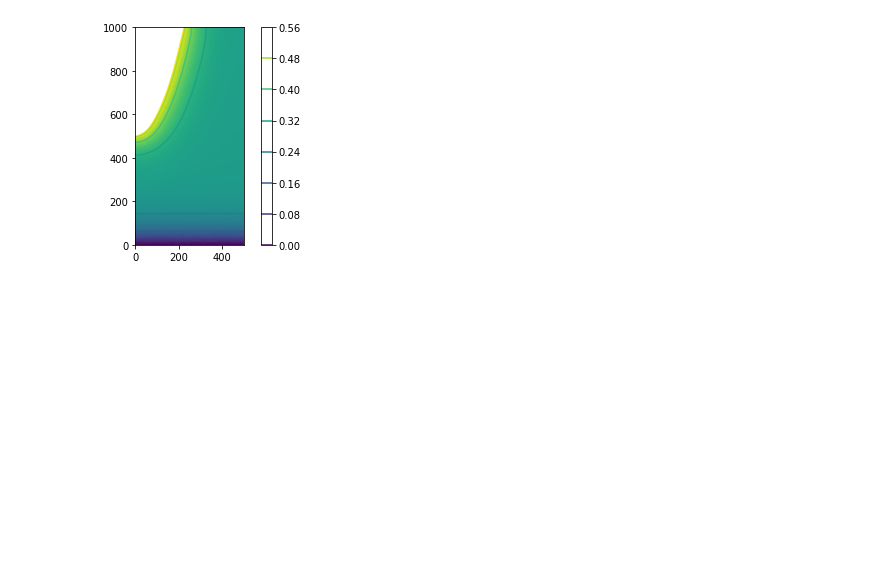
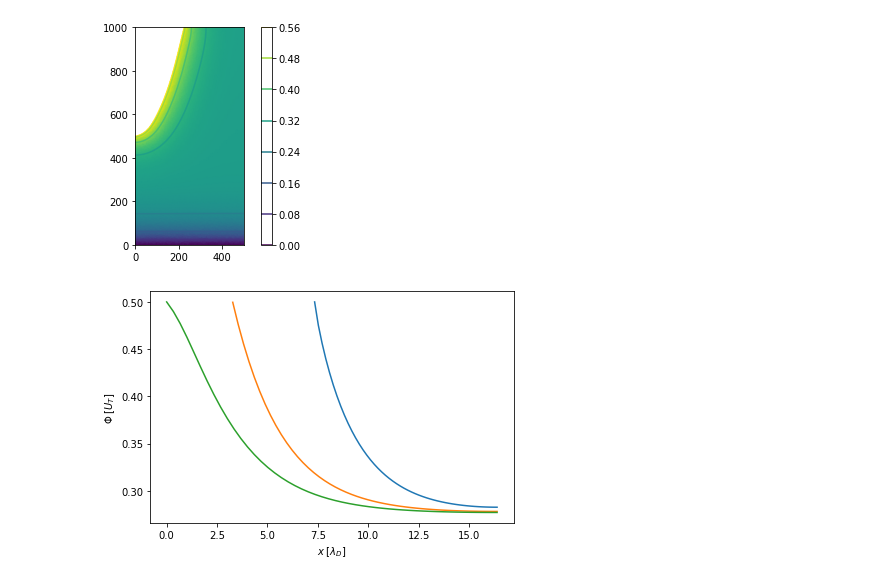
Before and after one commit to ColgateShots/PNP, a Jupyter notebook: FENICS_SOLVER_MESHED.ipynb, the cells around one changed output. Saved outputs shown, nothing was run; the diff lists cells and outputs as text; code cells hidden in the pictures; blank space fills up the shorter version.

```diff
--- a/FENICS_SOLVER_MESHED.ipynb
+++ b/FENICS_SOLVER_MESHED.ipynb
@@ -137,4 +137,18 @@ def plot_tri(obj):
 plot_tri(S1)
 # %% [output]
 [figure]
+# %%
+fig = plt.figure()
+ax = fig.add_subplot()
+
+plt.plot(0.0327683*np.linspace(223.9,500),[S1(x,1000,0) for x in np.linspace(223.9,500)])
+plt.plot(0.0327683*np.linspace(100,500),[S1(x,600,0) for x in np.linspace(100,500)])
+plt.plot(0.0327683*np.linspace(0,500),[S1(x,500,0) for x in np.linspace(0,500)])
+
+ax.set_ylabel("$ \Phi\;[{U_T}]$")
+ax.set_xlabel("$ x\;[{\lambda_D}]$")
+fig.tight_layout()
+plt.savefig("POTslahes_cart.png")
+# %% [output]
+[figure, added]
 # %%
```
Also changed, not shown: parts of 3 cells of this notebook, 3 other files.
